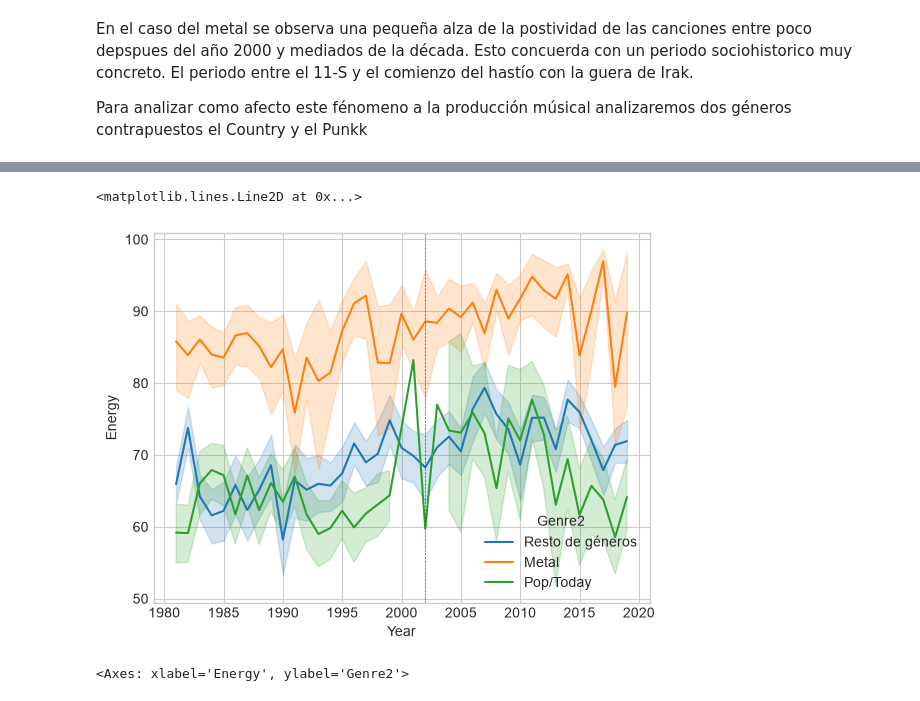
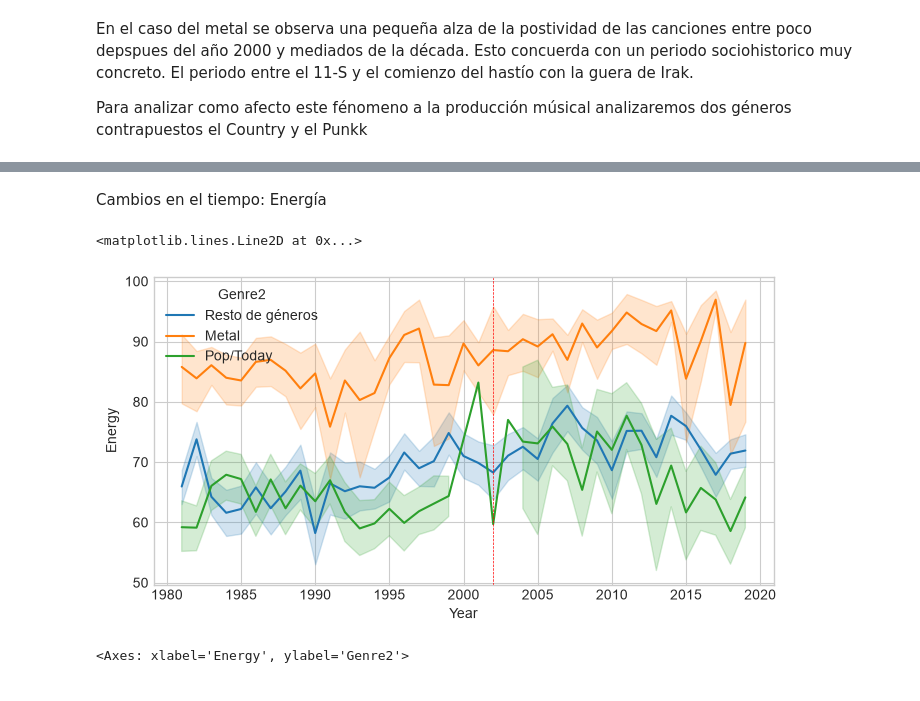
Before and after one commit to sanvik90/EDA_Iker, a Jupyter notebook: EDA_Iker_Notebook.ipynb, the cells around one changed output, grey strips where cells are left out. Cells and saved outputs as stored; diff of their text form; code cells hidden in the pictures.

```diff
--- a/EDA_Iker_Notebook.ipynb
+++ b/EDA_Iker_Notebook.ipynb
@@ -36,7 +42,7 @@ https://www.kaggle.com/datasets/thebumpkin/10400-classic-hits-10-genres-1923-to-
 | Tempo            | BPM               | Velocidad de la canción.                          |
 | Duration         | Milisegundos      | Duración original de la canción.
 # %%
-df = pd.read_csv(r"C:\Users\Iker\Documents\Bootcamp\EDA_Iker_OK\EDA_Iker\ClassicHit.csv")
+df = pd.read_csv("ClassicHit.csv")
 # %%
 df.info()
 # %% [output]
@@ -393,9 +509,13 @@ s
+# %% [markdown]
+Cambios en el tiempo: Energía
 # %%
+plt.figure(figsize=(8,4))
+
 sns.lineplot(data = df, x = "Year", y = "Energy", hue = "Genre2")
 plt.axvline(x=2002, color='red', linestyle='--', linewidth=0.5)
 # %% [output]
 <matplotlib.lines.Line2D at 0x...>
-[figure, old version]
+[figure, new version]
 # %%
 sns.boxplot(data = df, x = "Energy", y= "Genre2" ,hue = "Yearcat")
 # %% [output]
```
Also changed, not shown: parts of 42 cells of this notebook.
